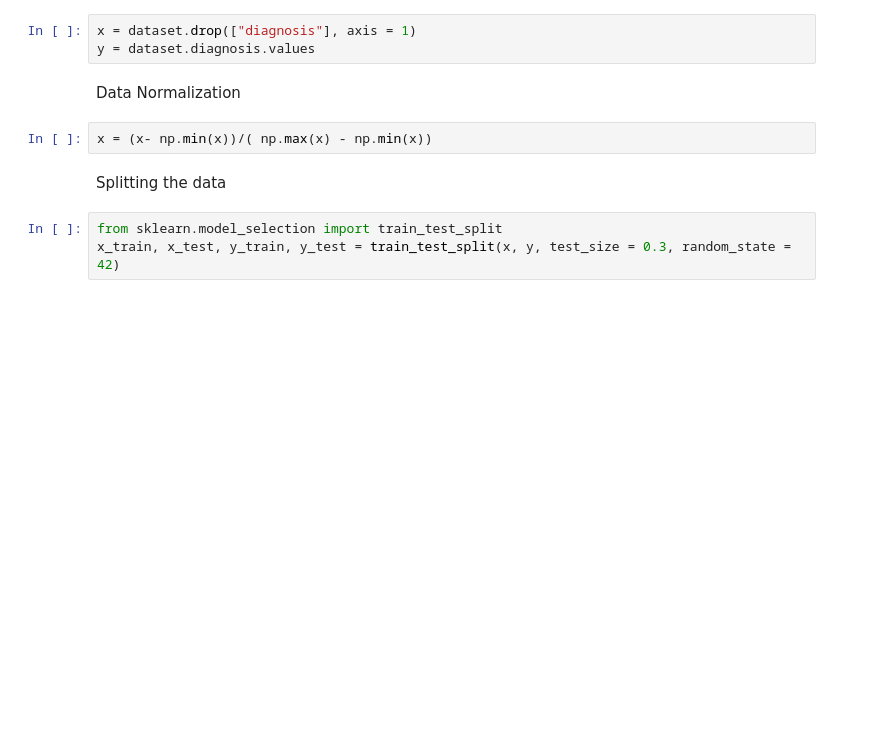
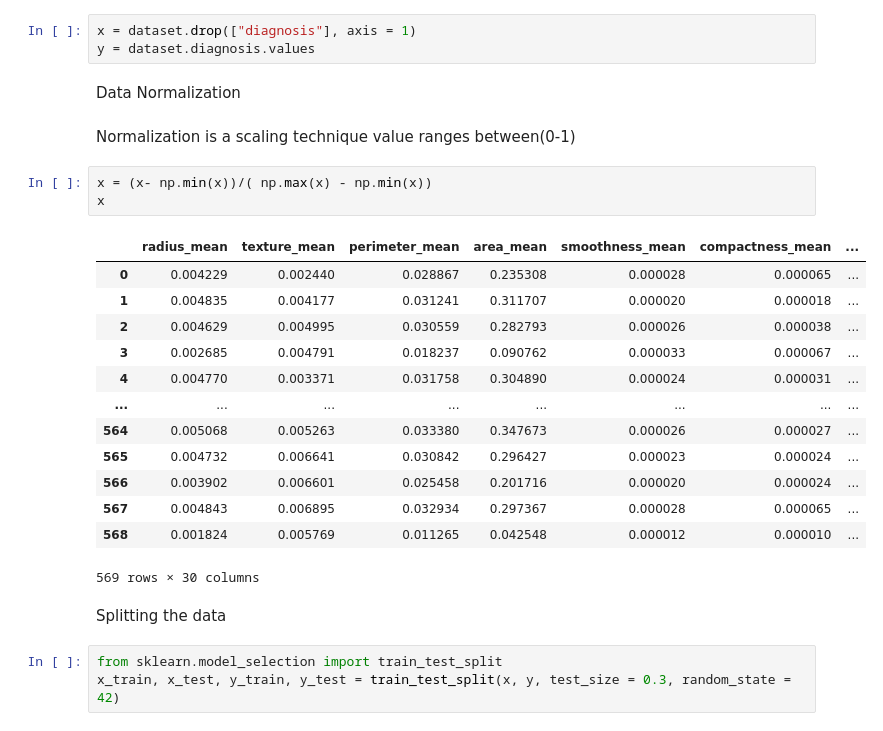
Before and after one commit to chetnathakur1/Supervised_Algos, a Jupyter notebook: naive_bayes.ipynb, the cells around one changed output. Drawn from its saved outputs; the diff is of its cells as text; blank space fills up the shorter version.

```diff
--- a/naive_bayes.ipynb
+++ b/naive_bayes.ipynb
@@ -101,8 +101,25 @@ x = dataset.drop(["diagnosis"], axis = 1)
 y = dataset.diagnosis.values
 # %% [markdown]
 Data Normalization
+# %% [markdown]
+Normalization is a scaling technique value ranges between(0-1)
 # %%
 x = (x- np.min(x))/( np.max(x) - np.min(x))
+x
+# %% [output]
+|  | radius_mean | texture_mean | perimeter_mean | area_mean | smoothness_mean | compactness_mean | ... |
+| 0 | 0.004229 | 0.002440 | 0.028867 | 0.235308 | 0.000028 | 0.000065 | ... |
+| 1 | 0.004835 | 0.004177 | 0.031241 | 0.311707 | 0.000020 | 0.000018 | ... |
+| 2 | 0.004629 | 0.004995 | 0.030559 | 0.282793 | 0.000026 | 0.000038 | ... |
+| 3 | 0.002685 | 0.004791 | 0.018237 | 0.090762 | 0.000033 | 0.000067 | ... |
+| 4 | 0.004770 | 0.003371 | 0.031758 | 0.304890 | 0.000024 | 0.000031 | ... |
+| ... | ... | ... | ... | ... | ... | ... | ... |
+| 564 | 0.005068 | 0.005263 | 0.033380 | 0.347673 | 0.000026 | 0.000027 | ... |
+| 565 | 0.004732 | 0.006641 | 0.030842 | 0.296427 | 0.000023 | 0.000024 | ... |
+| 566 | 0.003902 | 0.006601 | 0.025458 | 0.201716 | 0.000020 | 0.000024 | ... |
+| 567 | 0.004843 | 0.006895 | 0.032934 | 0.297367 | 0.000028 | 0.000065 | ... |
+| 568 | 0.001824 | 0.005769 | 0.011265 | 0.042548 | 0.000012 | 0.000010 | ... |
+569 rows × 30 columns
 # %% [markdown]
 Splitting the data
 # %%
```
Also changed, not shown: parts of 1 cell of this notebook.
